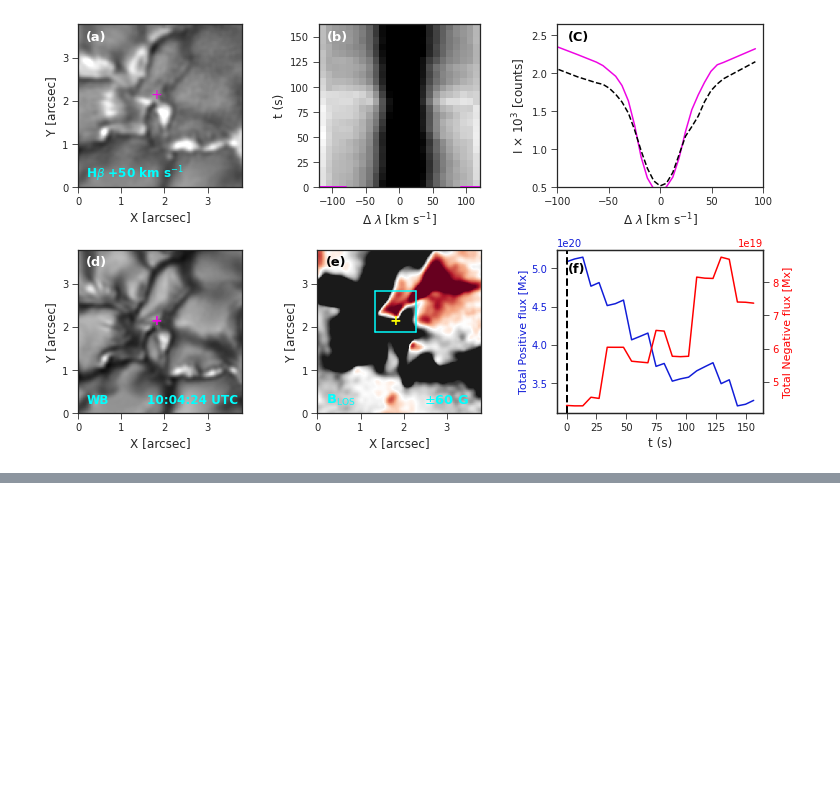
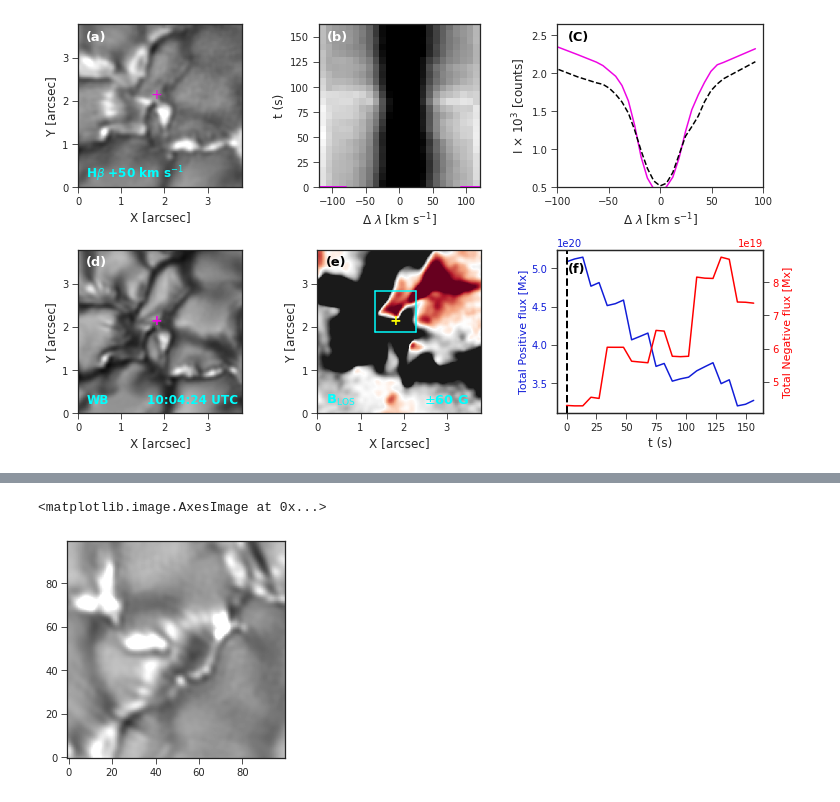
Before and after one commit to souvikita/CBP_spicule_mag, a Jupyter notebook: QSEB_CBP.ipynb, the cells around one changed output, grey strips where cells are left out. Cells and saved outputs as stored; diff of their text form; code cells hidden in the pictures; blank space fills up the shorter version.

```diff
--- a/QSEB_CBP.ipynb
+++ b/QSEB_CBP.ipynb
@@ -274,0 +287,5 @@ for time in range(1):
+# %%
+plt.imshow(cubeH[400+245:400+245+100,600+180:600+180+100,64,4].T, origin='lower', cmap='gray',vmax=2300,vmin=1400)
+# %% [output]
+<matplotlib.image.AxesImage at 0x...>
+[figure, added]
```
Also changed, not shown: parts of 12 cells of this notebook.
